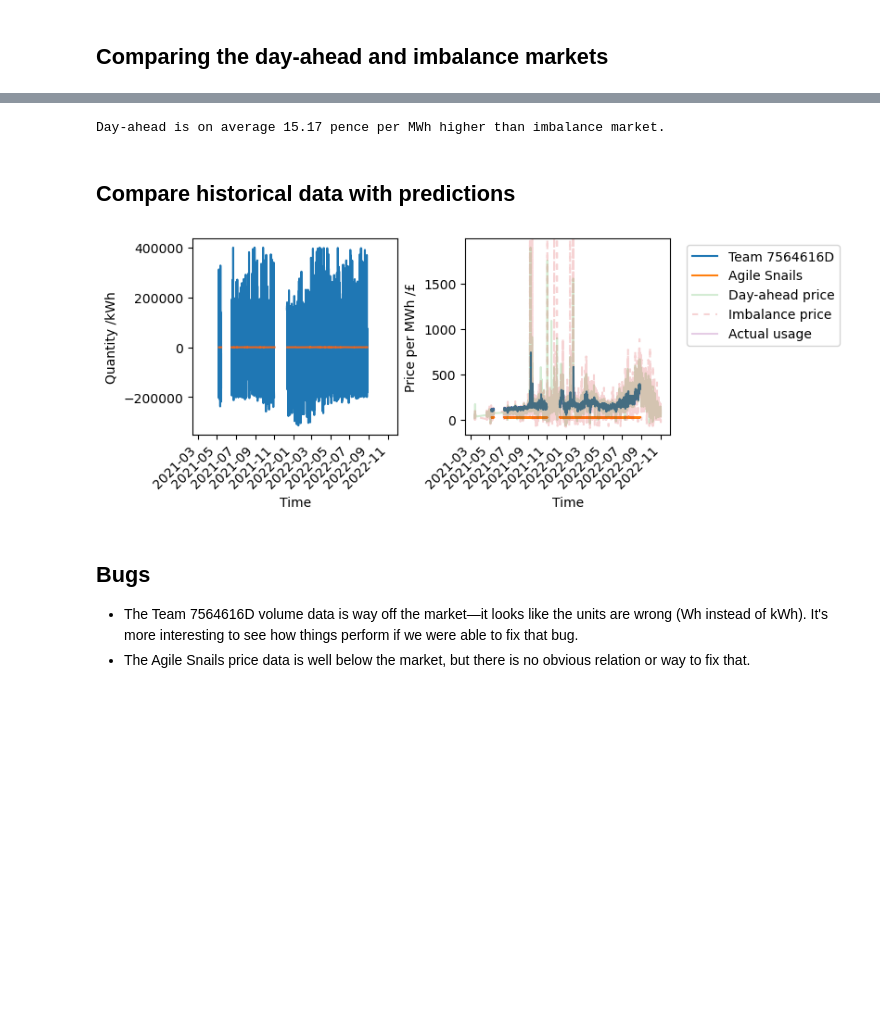
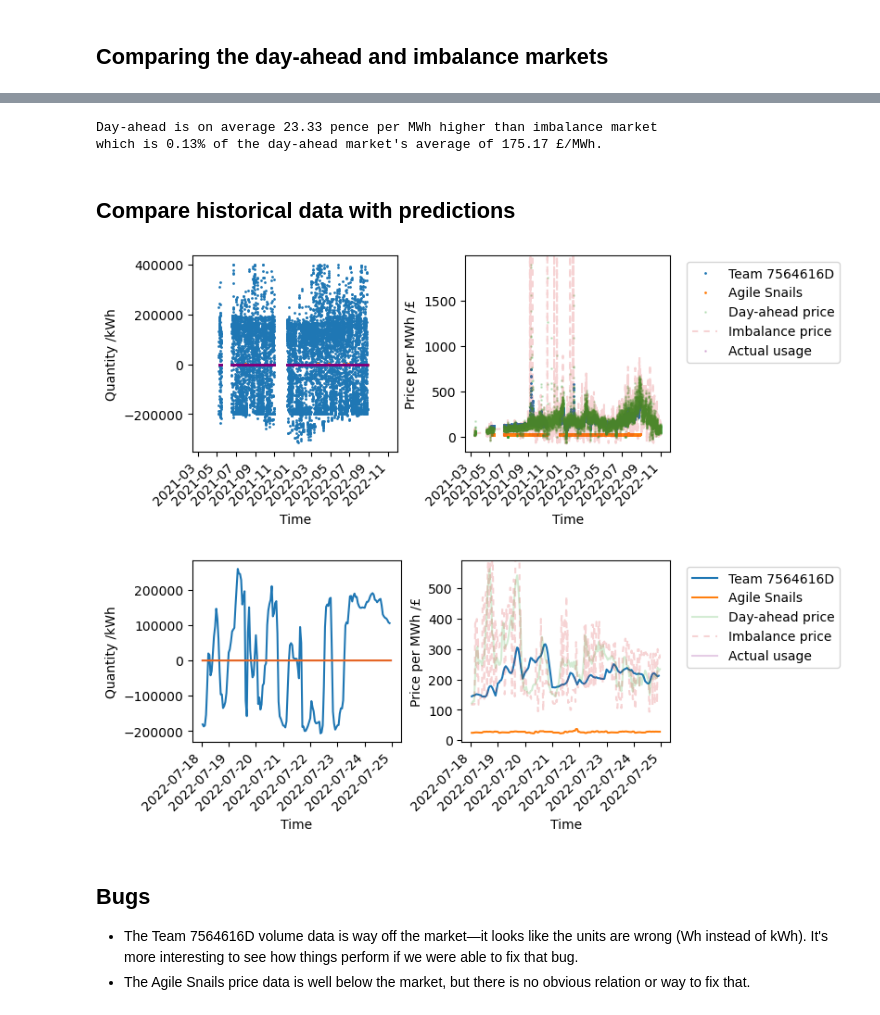
Before and after one commit to Team-Gibberish/coding-challenge-2022_23-task1, a Jupyter notebook: Agile Snails and Team 7465616D Comparison.ipynb, the cells around one changed output, grey strips where cells are left out. Saved outputs shown, nothing was run; the diff lists cells and outputs as text; code cells hidden in the pictures; blank space fills up the shorter version.

```diff
--- a/Agile Snails and Team 7465616D Comparison.ipynb
+++ b/Agile Snails and Team 7465616D Comparison.ipynb
@@ -42,6 +42,18 @@ teams = [
 %cd agile_snails_coding_challenge/
 # %% [output]
 /Users/ed/src/cc2022/agile_snails_coding_challenge
+# %%
+from types import ModuleType
+from typing import Any
+
+# poor man's way of type hinting for pd.DataFrames
+# these details are not enforced by type checkers
+# for production code better use something like
+# https://github.com/CedricFR/dataenforce
+
+Bid = pd.DataFrame  # with columns: effective_date, hour_id, quantity, price
+HourlyData = pd.DataFrame  # with columns: time_period [in hours], ...
+HalfHourlyData = pd.DataFrame  # with columns: time_period [in half hours], ...
 # %% [markdown]
 ## Get teams' bids
 # %%
@@ -227,14 +299,27 @@ plt.show()
 # %%
 print(
     f"Day-ahead is on average {(markets.price_market - markets.price_imbalance).mean() * 100:.02f}",
-    "pence per MWh higher than imbalance market.",
+    "pence per MWh higher than imbalance market\nwhich is",
+    f"{(markets.price_market - markets.price_imbalance).mean()/markets.price_market.mean() * 100:.2f}%",
+    f"of the day-ahead market's average of {markets.price_market.mean():.2f} £/MWh.",
 )
 # %% [output]
-Day-ahead is on average 15.17 pence per MWh higher than imbalance market.
+Day-ahead is on average 23.33 pence per MWh higher than imbalance market
+which is 0.13% of the day-ahead market's average of 175.17 £/MWh.
 # %% [markdown]
 ## Compare historical data with predictions
 # %%
-def plot_bids_market_comparison(team_bids, market_index, imbalance_prices, volumes):
+def plot_bids_market_comparison(
+    team_bids: dict[str, HalfHourlyData],
+    market_index: HalfHourlyData,
+    imbalance_prices: HalfHourlyData,
+    volumes: HalfHourlyData,
+    style: dict[str, Any] = dict(
+        marker="o",
+        markersize=1,
+        linestyle="none",
+    ),
+) -> None:
     """Given the bids made by the teams, and the data for the day-ahead and imbalance markets,
     generate comparison plots of the teams' bids with the market values and actual volumes.
     """
@@ -247,8 +332,10 @@ def plot_bids_market_comparison(team_bids, market_index, imbalance_prices, volum
 
     # Plot data for teams
     for team_name, bids in team_bids.items():
-        axes[0].plot(bids.time_period, bids.quantity)
-        handles.append(axes[1].plot(bids.time_period, bids.price, label=team_name))
+        axes[0].plot(bids.time_period, bids.quantity, **style)
+        handles.append(
+            axes[1].plot(bids.time_period, bids.price, label=team_name, **style)
+        )
 
     # Add actual market data for comparison
     handles.append(
@@ -257,6 +344,7 @@ def plot_bids_market_comparison(team_bids, market_index, imbalance_prices, volum
             market_index.price,
             label="Day-ahead price",
             alpha=0.2,
+            **style
         )
     )
 
@@ -275,34 +363,43 @@ def plot_bids_market_comparison(team_bids, market_index, imbalance_prices, volum
 
     # Add actual usage
     handles.append(
         axes[0].plot(
             volumes.time_period,
             volumes.quantity,
             color="purple",
             label="Actual usage",
             alpha=0.2,
+            **style
         )
     )
 
     for ax in axes:
         ax.set_xlabel("Time")
         ax.set_xticklabels(ax.get_xticklabels(), ha="right", rotation=45)
 
     axes[0].set_ylabel("Quantity /kWh")
     axes[1].set_ylabel("Price per MWh /£")
 
     axes[1].legend(
         handles=[handle[0] for handle in handles],
         loc="upper left",
         bbox_to_anchor=(1.05, 1),
     )
 
     plt.show()
 
 
 plot_bids_market_comparison(team_bids, market_index, imbalance_prices, volumes)
+plot_bids_market_comparison(
+    {key: get_representative_time_period(value) for key, value in team_bids.items()},
+    get_representative_time_period(market_index),
+    get_representative_time_period(imbalance_prices),
+    get_representative_time_period(volumes),
+    style={"linestyle": "-", "marker": "none"},
+)
 # %% [output]
-[figure, old version]
+[figure, new version]
+[figure, added]
 # %% [markdown]
 ## Bugs
 
```
Also changed, not shown: parts of 11 cells of this notebook.
